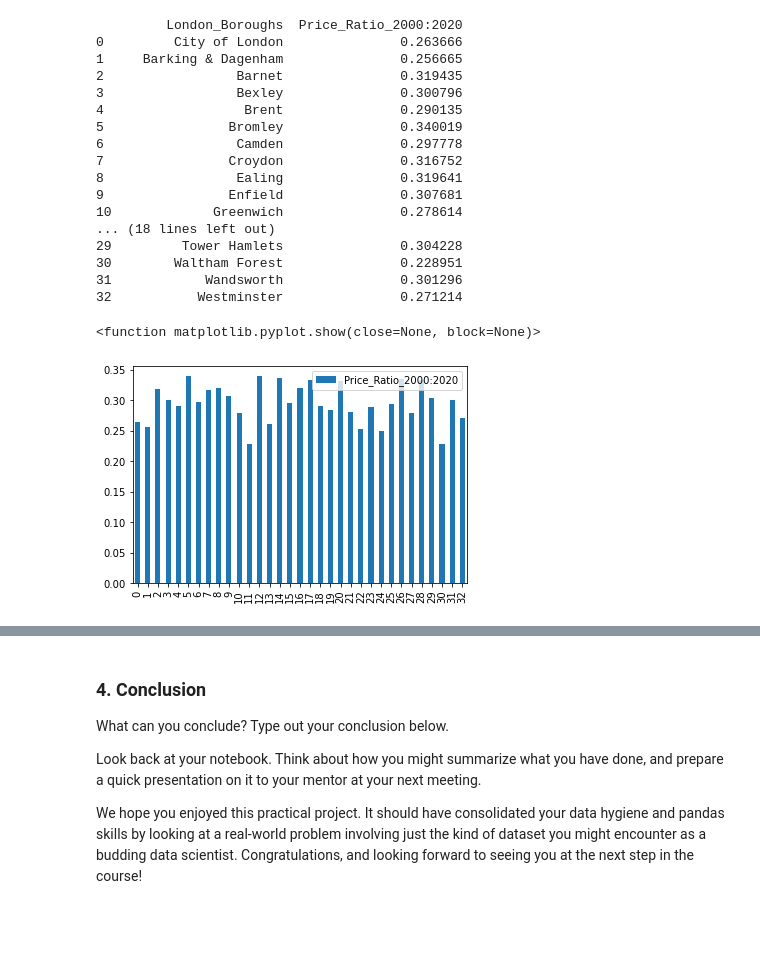
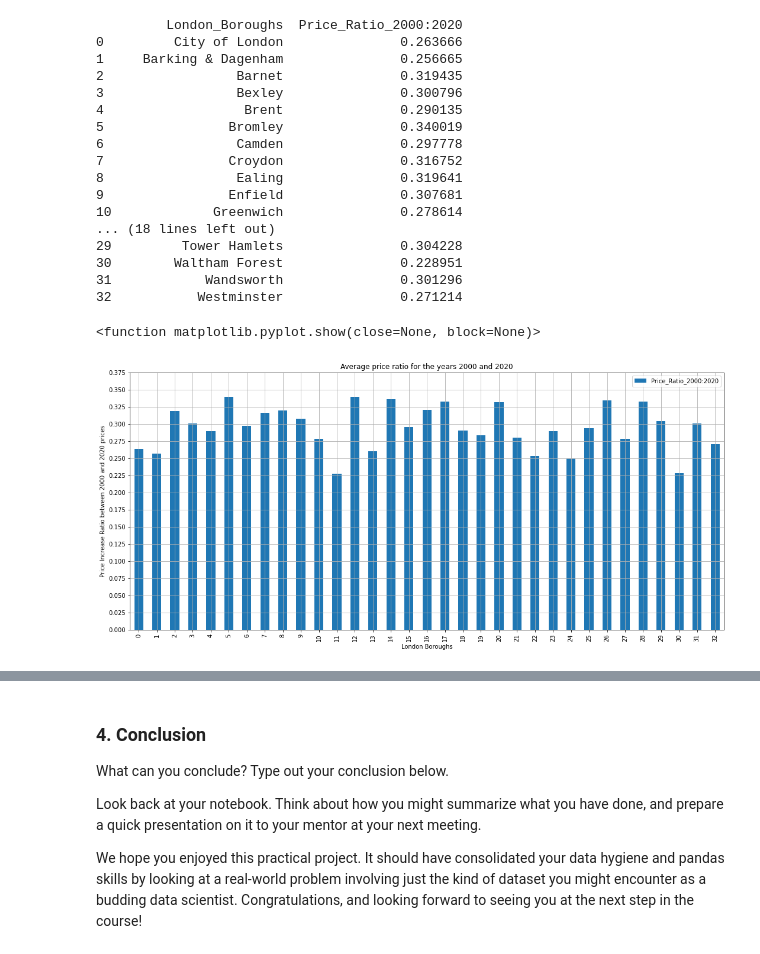
Before and after one commit to meskeremg/MeskiSBWork, a Jupyter notebook: Unit 4 Challenge - Tier 3.ipynb, the cells around one changed output, grey strips where cells are left out. Cells and saved outputs as stored; diff of their text form; code cells hidden in the pictures; blank space fills up the shorter version.

```diff
--- a/Unit 4 Challenge - Tier 3.ipynb
+++ b/Unit 4 Challenge - Tier 3.ipynb
@@ -544,9 +544,3 @@ print(Ratio_df)
 30        Waltham Forest               0.228951
 31            Wandsworth               0.301296
 32           Westminster               0.271214
-# %%
-Ratio_df.plot(kind="bar")
-plt.show
-# %% [output]
-<function matplotlib.pyplot.show(close=None, block=None)>
-[figure, removed]
@@ -554,0 +547,12 @@ Ratio_df_above30 = Ratio_df[Ratio_df]
+# %%
+Ratio_df.plot(kind="bar", title='Average price ratio for the years 2000 and 2020')
+plt.xlabel('London Boroughs')
+plt.ylabel('Price Increase Ratio between 2000 and 2020 prices')
+plt.rcParams["figure.figsize"] = (18,8)
+plt.yticks(np.arange(0, 0.4, step=0.025))
+plt.grid()
+plt.legend()
+plt.show
+# %% [output]
+<function matplotlib.pyplot.show(close=None, block=None)>
+[figure, added]
```
Also changed, not shown: parts of 7 cells of this notebook.
